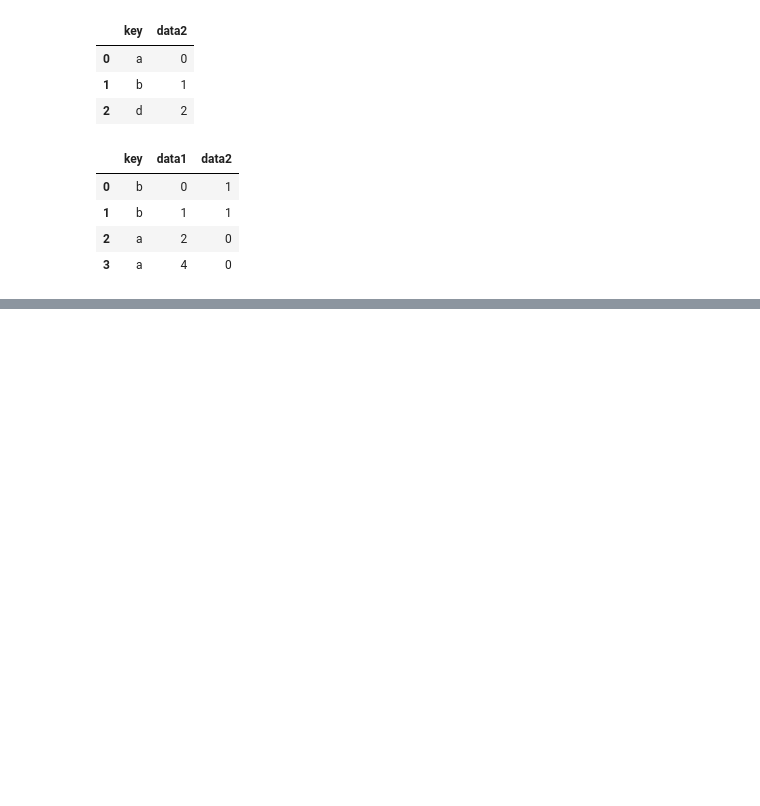
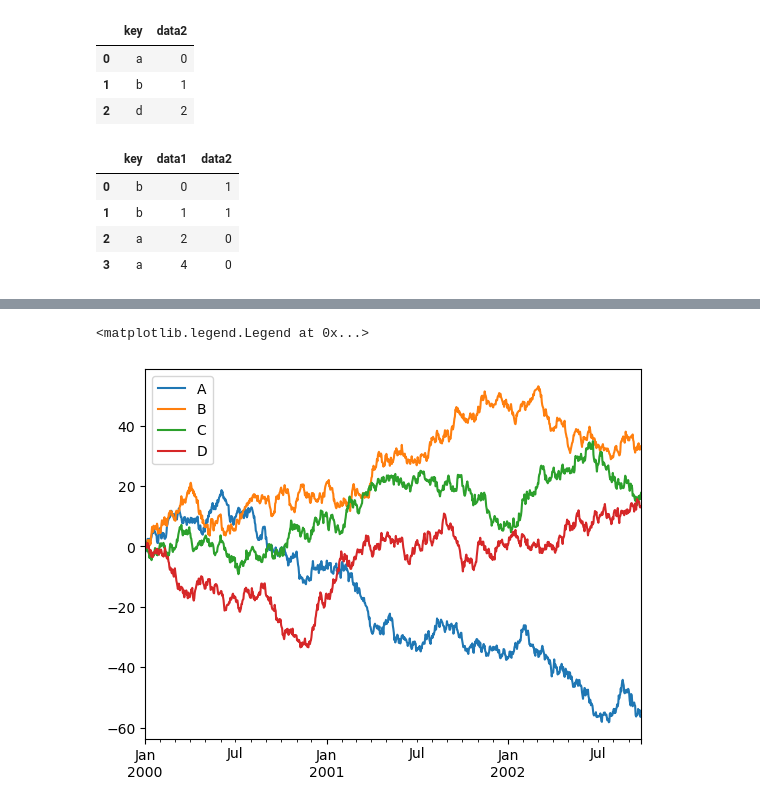
Before and after one commit to slivermaker/ModernAlgorithm, a Jupyter notebook: Code_Matplotlib-NumPy-Pandas/pandas.ipynb, the cells around one changed output, grey strips where cells are left out. Saved outputs shown, nothing was run; the diff lists cells and outputs as text; code cells hidden in the pictures; blank space fills up the shorter version.

```diff
--- a/Code_Matplotlib-NumPy-Pandas/pandas.ipynb
+++ b/Code_Matplotlib-NumPy-Pandas/pandas.ipynb
@@ -580,0 +793,6 @@ pd.merge(df1,df2,on='key')
+# %%
+df.plot()
+plt.legend(loc='best')
+# %% [output]
+<matplotlib.legend.Legend at 0x...>
+[figure, added]
```
Also changed, not shown: parts of 60 cells of this notebook.
